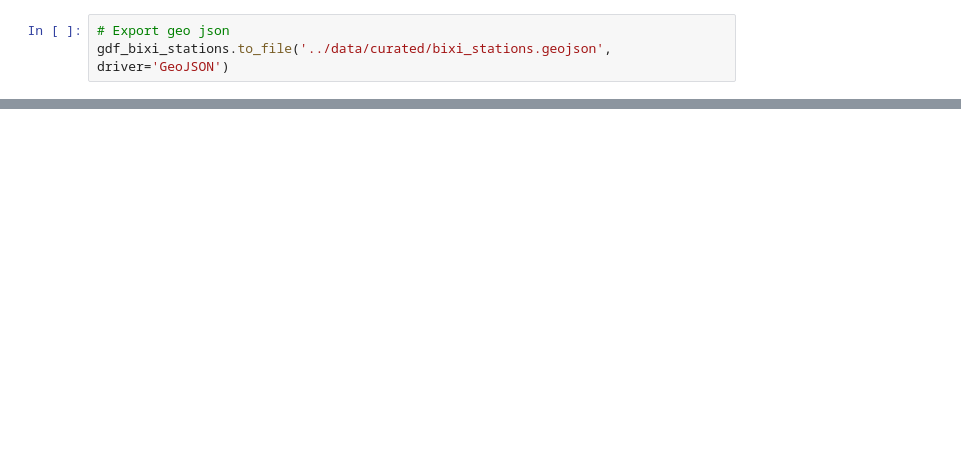
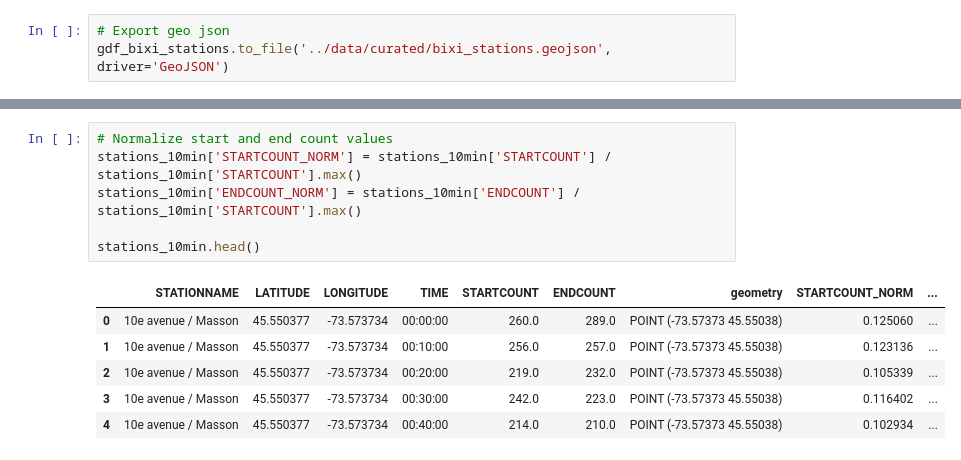
Before and after one commit to jimmke7/BikeInfraMTL, a Jupyter notebook: notebooks/gpd-bixi-analysis.ipynb, the cells around one changed output, grey strips where cells are left out. Drawn from its saved outputs; the diff is of its cells as text; blank space fills up the shorter version.

```diff
--- a/notebooks/gpd-bixi-analysis.ipynb
+++ b/notebooks/gpd-bixi-analysis.ipynb
@@ -54,0 +262,13 @@ gdf_bixi_stations.to_file('../data/curated/bixi_stations.geojson', driver='GeoJS
+# %%
+# Normalize start and end count values
+stations_10min['STARTCOUNT_NORM'] = stations_10min['STARTCOUNT'] / stations_10min['STARTCOUNT'].max()
+stations_10min['ENDCOUNT_NORM'] = stations_10min['ENDCOUNT'] / stations_10min['STARTCOUNT'].max()
+
+stations_10min.head()
+# %% [output]
+|  | STATIONNAME | LATITUDE | LONGITUDE | TIME | STARTCOUNT | ENDCOUNT | geometry | STARTCOUNT_NORM | ... |
+| 0 | 10e avenue / Masson | 45.550377 | -73.573734 | 00:00:00 | 260.0 | 289.0 | POINT (-73.57373 45.55038) | 0.125060 | ... |
+| 1 | 10e avenue / Masson | 45.550377 | -73.573734 | 00:10:00 | 256.0 | 257.0 | POINT (-73.57373 45.55038) | 0.123136 | ... |
+| 2 | 10e avenue / Masson | 45.550377 | -73.573734 | 00:20:00 | 219.0 | 232.0 | POINT (-73.57373 45.55038) | 0.105339 | ... |
+| 3 | 10e avenue / Masson | 45.550377 | -73.573734 | 00:30:00 | 242.0 | 223.0 | POINT (-73.57373 45.55038) | 0.116402 | ... |
+| 4 | 10e avenue / Masson | 45.550377 | -73.573734 | 00:40:00 | 214.0 | 210.0 | POINT (-73.57373 45.55038) | 0.102934 | ... |
```
Also changed, not shown: parts of 25 cells of this notebook, 11 other files.
